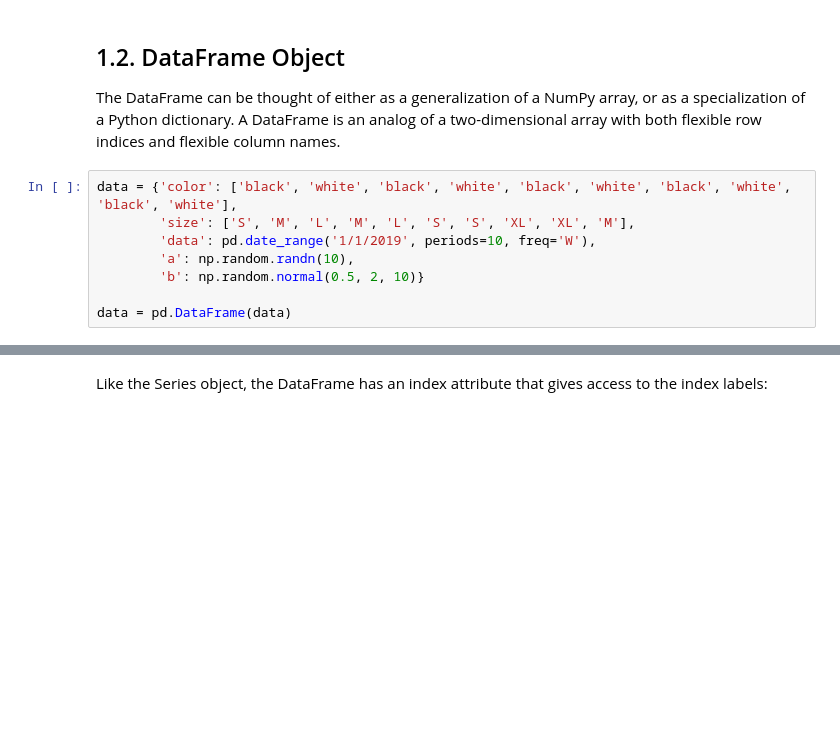
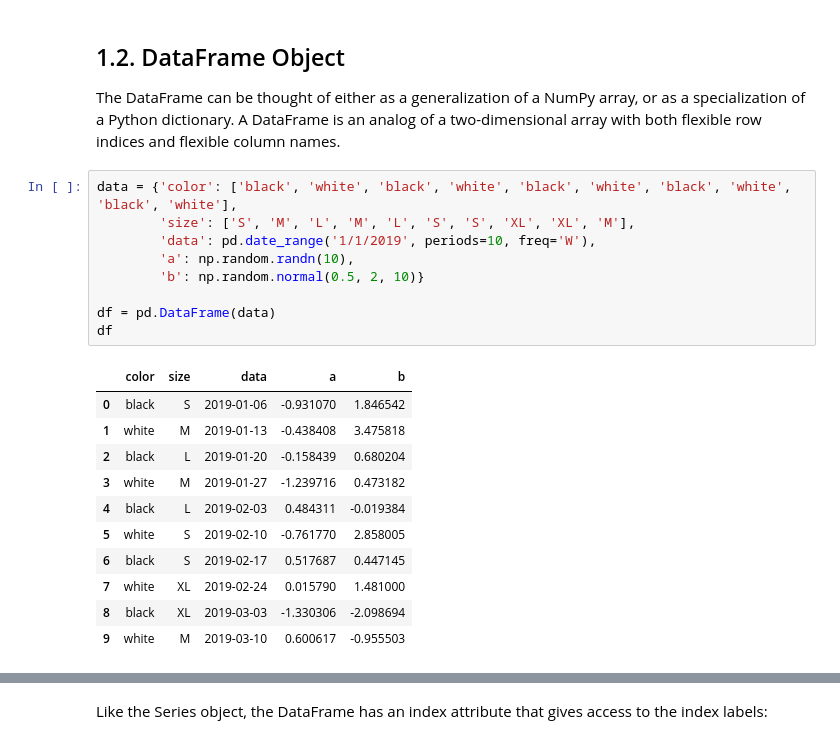
Before and after one commit to Jay4869/Data-Science, a Jupyter notebook: Python/Pandas Notes.ipynb, the cells around one changed output, grey strips where cells are left out. Drawn from its saved outputs; the diff is of its cells as text; blank space fills up the shorter version.

```diff
--- a/Python/Pandas Notes.ipynb
+++ b/Python/Pandas Notes.ipynb
@@ -66,8 +66,21 @@ The DataFrame can be thought of either as a generalization of a NumPy array, or
 # %%
 data = {'color': ['black', 'white', 'black', 'white', 'black', 'white', 'black', 'white', 'black', 'white'],
         'size': ['S', 'M', 'L', 'M', 'L', 'S', 'S', 'XL', 'XL', 'M'],
         'data': pd.date_range('1/1/2019', periods=10, freq='W'),
         'a': np.random.randn(10),
         'b': np.random.normal(0.5, 2, 10)}
 
-data = pd.DataFrame(data)
+df = pd.DataFrame(data)
+df
+# %% [output]
+|  | color | size | data | a | b |
+| 0 | black | S | 2019-01-06 | -0.931070 | 1.846542 |
+| 1 | white | M | 2019-01-13 | -0.438408 | 3.475818 |
+| 2 | black | L | 2019-01-20 | -0.158439 | 0.680204 |
+| 3 | white | M | 2019-01-27 | -1.239716 | 0.473182 |
+| 4 | black | L | 2019-02-03 | 0.484311 | -0.019384 |
+| 5 | white | S | 2019-02-10 | -0.761770 | 2.858005 |
+| 6 | black | S | 2019-02-17 | 0.517687 | 0.447145 |
+| 7 | white | XL | 2019-02-24 | 0.015790 | 1.481000 |
+| 8 | black | XL | 2019-03-03 | -1.330306 | -2.098694 |
+| 9 | white | M | 2019-03-10 | 0.600617 | -0.955503 |
```
Also changed, not shown: parts of 9 cells of this notebook.
